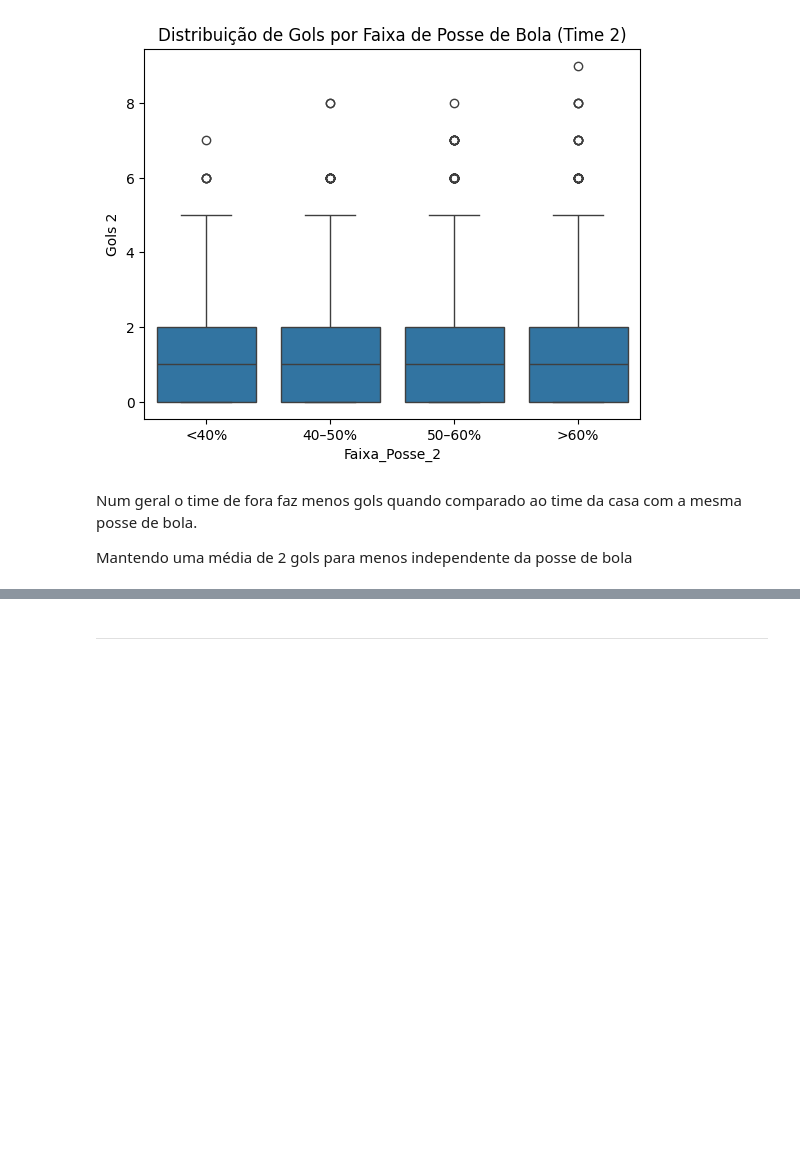
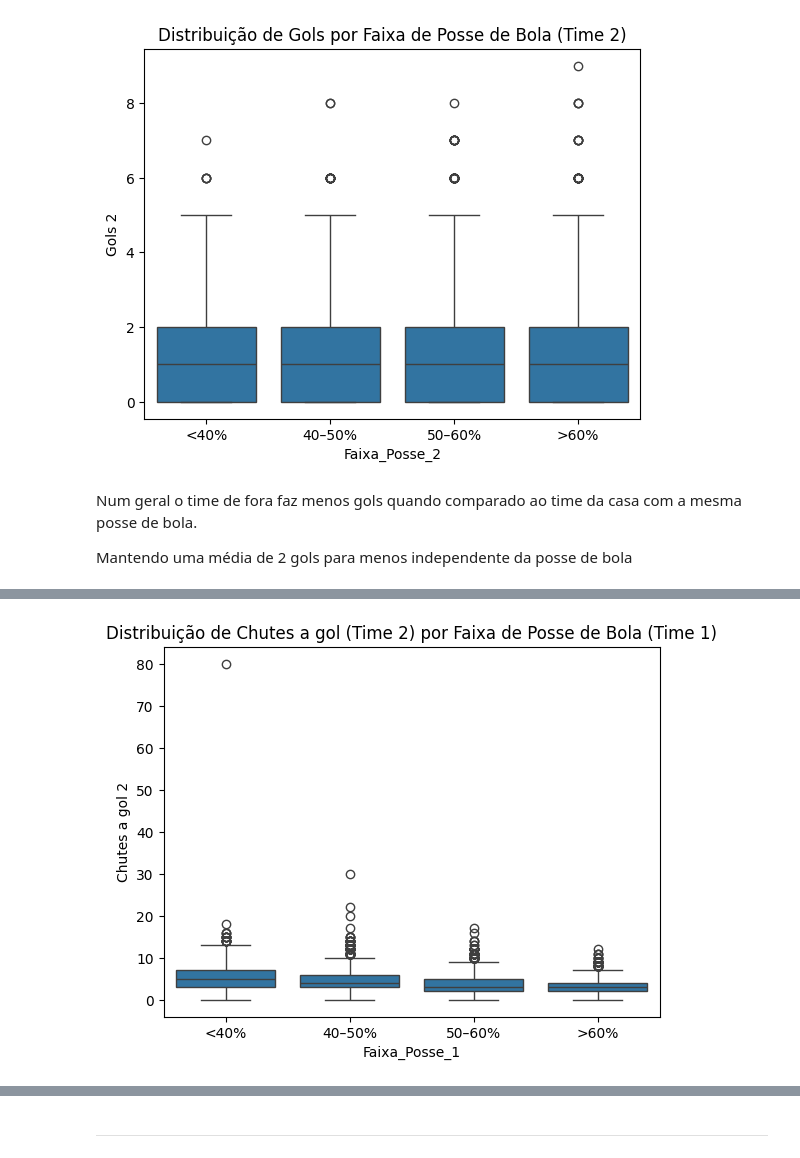
Before and after one commit to carloshnp/PS-2025.1, a Jupyter notebook: PS.ipynb, the cells around one changed output, grey strips where cells are left out. Saved outputs shown, nothing was run; the diff lists cells and outputs as text; code cells hidden in the pictures; blank space fills up the shorter version.

```diff
--- a/PS.ipynb
+++ b/PS.ipynb
@@ -411,0 +430,6 @@ Mantendo uma média de 2 gols para menos independente da posse de bola
+# %%
+sns.boxplot(x='Faixa_Posse_1', y='Chutes a gol 2', data = df)
+plt.title('Distribuição de Chutes a gol (Time 2) por Faixa de Posse de Bola (Time 1)')
+plt.show()
+# %% [output]
+[figure, added]
```
Also changed, not shown: parts of 5 cells of this notebook.
